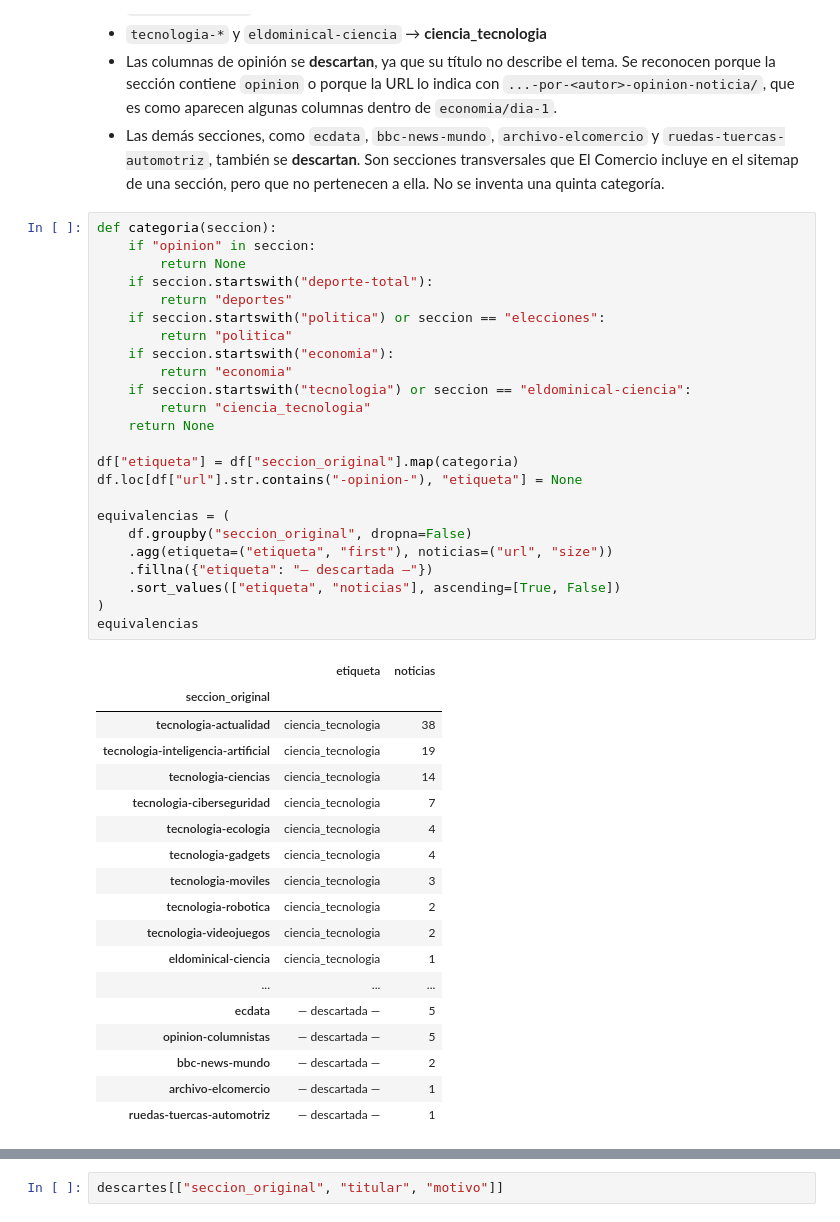
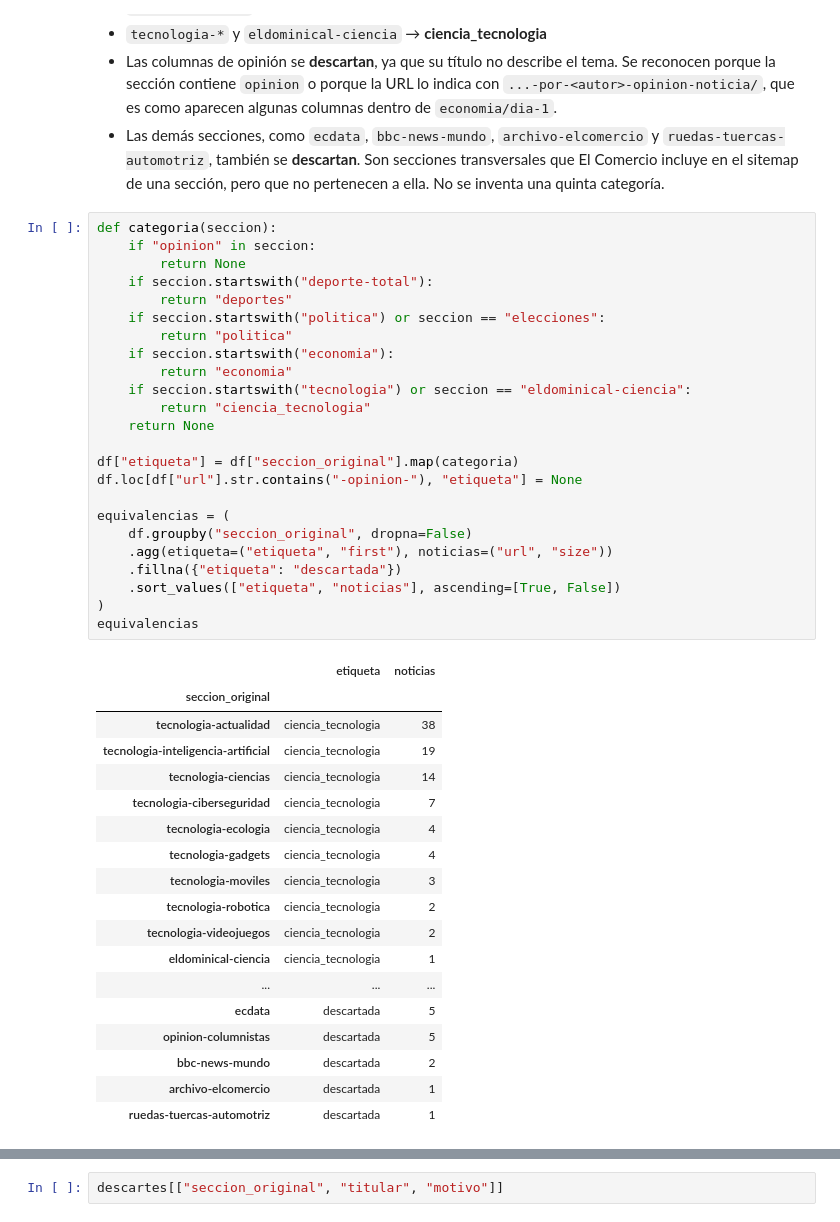
Before and after one commit to nicosil02/Python-Intermedio, a Jupyter notebook: tarea_1/01_recoleccion.ipynb, the cells around one changed output, grey strips where cells are left out. Saved outputs shown, nothing was run; the diff lists cells and outputs as text.

```diff
--- a/tarea_1/01_recoleccion.ipynb
+++ b/tarea_1/01_recoleccion.ipynb
@@ -231,39 +227,39 @@ def categoria(seccion):
         return "politica"
     if seccion.startswith("economia"):
         return "economia"
     if seccion.startswith("tecnologia") or seccion == "eldominical-ciencia":
         return "ciencia_tecnologia"
     return None
 
 df["etiqueta"] = df["seccion_original"].map(categoria)
 df.loc[df["url"].str.contains("-opinion-"), "etiqueta"] = None
 
 equivalencias = (
     df.groupby("seccion_original", dropna=False)
     .agg(etiqueta=("etiqueta", "first"), noticias=("url", "size"))
-    .fillna({"etiqueta": "— descartada —"})
+    .fillna({"etiqueta": "descartada"})
     .sort_values(["etiqueta", "noticias"], ascending=[True, False])
 )
 equivalencias
 # %% [output]
 |  | etiqueta | noticias |
 | seccion_original |  |  |
 | tecnologia-actualidad | ciencia_tecnologia | 38 |
 | tecnologia-inteligencia-artificial | ciencia_tecnologia | 19 |
 | tecnologia-ciencias | ciencia_tecnologia | 14 |
 | tecnologia-ciberseguridad | ciencia_tecnologia | 7 |
 | tecnologia-ecologia | ciencia_tecnologia | 4 |
 | tecnologia-gadgets | ciencia_tecnologia | 4 |
 | tecnologia-moviles | ciencia_tecnologia | 3 |
 | tecnologia-robotica | ciencia_tecnologia | 2 |
 | tecnologia-videojuegos | ciencia_tecnologia | 2 |
 | eldominical-ciencia | ciencia_tecnologia | 1 |
 | ... | ... | ... |
-| ecdata | — descartada — | 5 |
-| opinion-columnistas | — descartada — | 5 |
-| bbc-news-mundo | — descartada — | 2 |
-| archivo-elcomercio | — descartada — | 1 |
-| ruedas-tuercas-automotriz | — descartada — | 1 |
+| ecdata | descartada | 5 |
+| opinion-columnistas | descartada | 5 |
+| bbc-news-mundo | descartada | 2 |
+| archivo-elcomercio | descartada | 1 |
+| ruedas-tuercas-automotriz | descartada | 1 |
 # %%
 fuera = df["etiqueta"].isna()
 es_opinion = df["seccion_original"].str.contains("opinion") | df["url"].str.contains("-opinion-")
```
Also changed, not shown: parts of 9 cells of this notebook, 1 other file.
